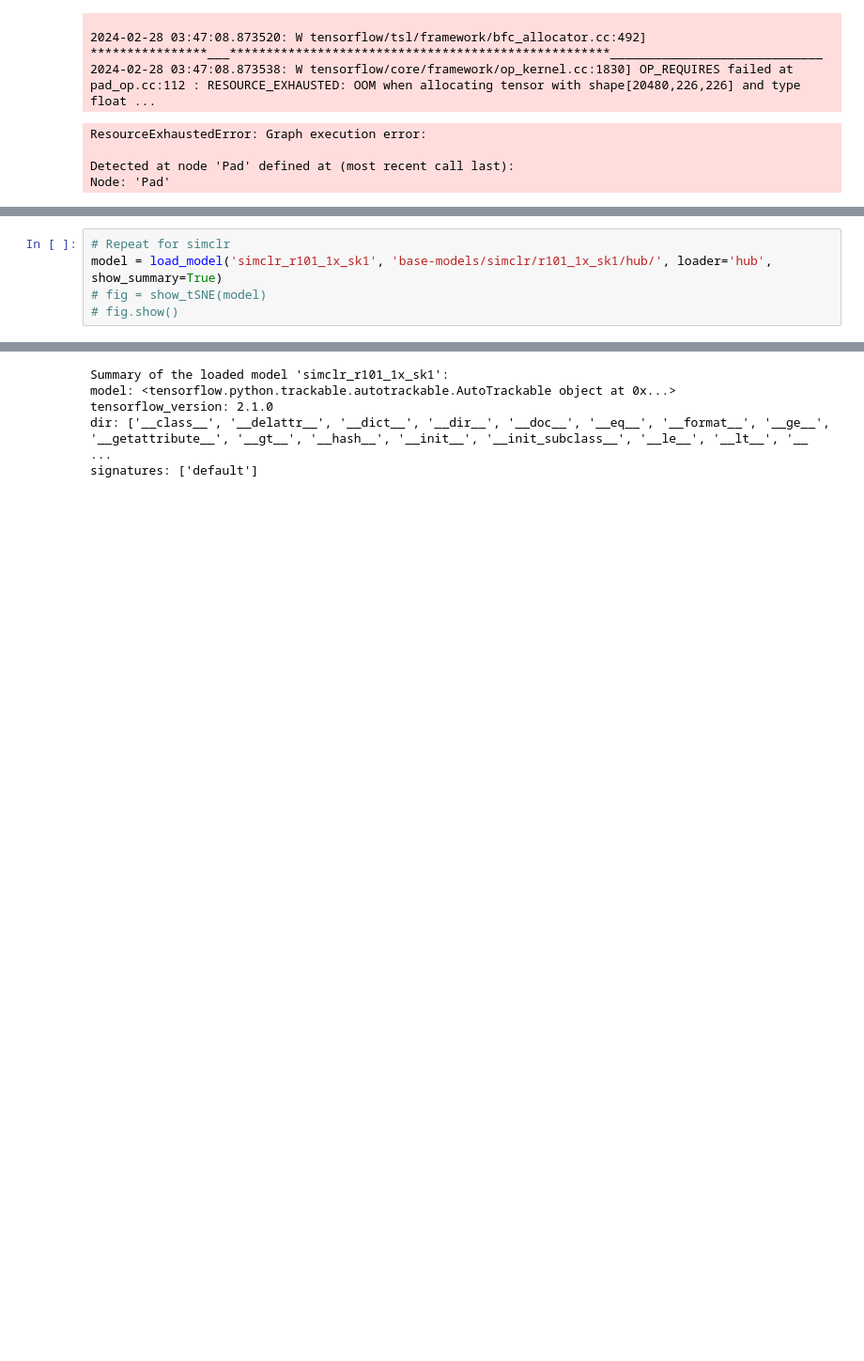
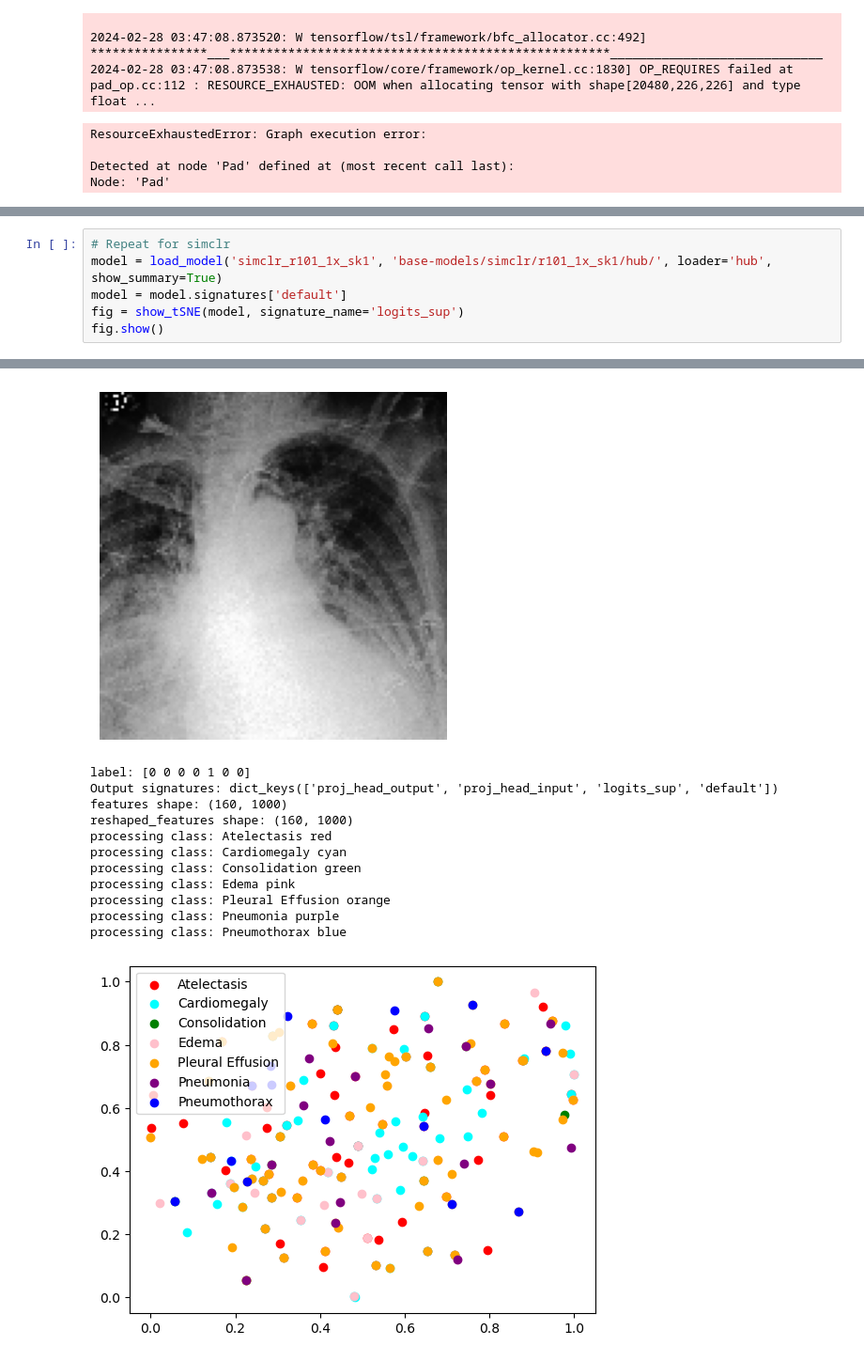
Before and after one commit to Payam-Fz/Vision-Medical-Transfer-Learning, a Jupyter notebook: mycode/jupyter/tSNE_visualize.ipynb, the cells around one changed output, grey strips where cells are left out. Shown: that part at 94% size. Cells and saved outputs as stored; diff of their text form; blank space fills up the shorter version.

```diff
--- a/mycode/jupyter/tSNE_visualize.ipynb
+++ b/mycode/jupyter/tSNE_visualize.ipynb
@@ -201,6 +220,7 @@ processing class: Pneumothorax blue
 # %%
 # Repeat for simclr
 model = load_model('simclr_r101_1x_sk1', 'base-models/simclr/r101_1x_sk1/hub/', loader='hub', show_summary=True)
-# fig = show_tSNE(model)
-# fig.show()
+model = model.signatures['default']
+fig = show_tSNE(model, signature_name='logits_sup')
+fig.show()
 # %% [output]
@@ -219,5 +237,13 @@ To enable them in other operations, rebuild TensorFlow with the appropriate comp
+[figure, added]
-Summary of the loaded model 'simclr_r101_1x_sk1':
-model: <tensorflow.python.trackable.autotrackable.AutoTrackable object at 0x...>
-tensorflow_version: 2.1.0
-dir: ['__class__', '__delattr__', '__dict__', '__dir__', '__doc__', '__eq__', '__format__', '__ge__', '__getattribute__', '__gt__', '__hash__', '__init__', '__init_subclass__', '__le__', '__lt__', '__ ...
-signatures: ['default']
+label: [0 0 0 0 1 0 0]
+Output signatures: dict_keys(['proj_head_output', 'proj_head_input', 'logits_sup', 'default'])
+features shape: (160, 1000)
+reshaped_features shape: (160, 1000)
+processing class: Atelectasis red
+processing class: Cardiomegaly cyan
+processing class: Consolidation green
+processing class: Edema pink
+processing class: Pleural Effusion orange
+processing class: Pneumonia purple
+processing class: Pneumothorax blue
+[figure, added]
```
Also changed, not shown: parts of 10 cells of this notebook, 2 other files.
